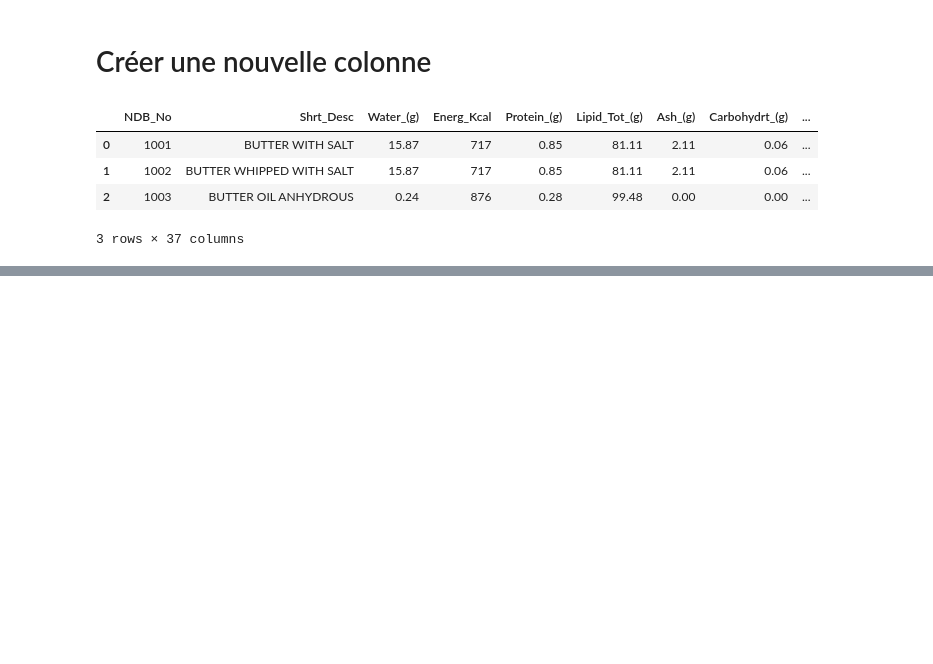
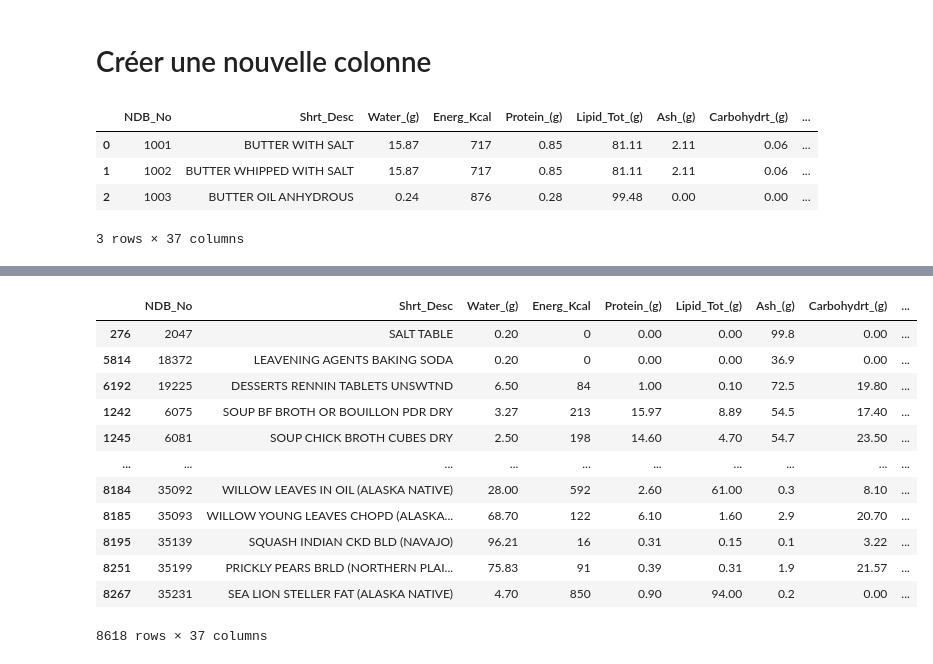
Before and after one commit to brunoharlein/pandas_is_cool, a Jupyter notebook: Cours Pandas.ipynb, the cells around one changed output, grey strips where cells are left out. Cells and saved outputs as stored; diff of their text form; code cells hidden in the pictures; blank space fills up the shorter version.

```diff
--- a/Cours Pandas.ipynb
+++ b/Cours Pandas.ipynb
@@ -597,0 +643,19 @@ food_info.head(3)
+# %%
+# Pour effectuer le trie dans l'ordre décroissant et avec inplace=True
+
+food_info.sort_values("Sodium_(mg)", inplace = True, ascending = False)
+food_info
+# %% [output]
+|  | NDB_No | Shrt_Desc | Water_(g) | Energ_Kcal | Protein_(g) | Lipid_Tot_(g) | Ash_(g) | Carbohydrt_(g) | ... |
+| 276 | 2047 | SALT TABLE | 0.20 | 0 | 0.00 | 0.00 | 99.8 | 0.00 | ... |
+| 5814 | 18372 | LEAVENING AGENTS BAKING SODA | 0.20 | 0 | 0.00 | 0.00 | 36.9 | 0.00 | ... |
+| 6192 | 19225 | DESSERTS RENNIN TABLETS UNSWTND | 6.50 | 84 | 1.00 | 0.10 | 72.5 | 19.80 | ... |
+| 1242 | 6075 | SOUP BF BROTH OR BOUILLON PDR DRY | 3.27 | 213 | 15.97 | 8.89 | 54.5 | 17.40 | ... |
+| 1245 | 6081 | SOUP CHICK BROTH CUBES DRY | 2.50 | 198 | 14.60 | 4.70 | 54.7 | 23.50 | ... |
+| ... | ... | ... | ... | ... | ... | ... | ... | ... | ... |
+| 8184 | 35092 | WILLOW LEAVES IN OIL (ALASKA NATIVE) | 28.00 | 592 | 2.60 | 61.00 | 0.3 | 8.10 | ... |
+| 8185 | 35093 | WILLOW YOUNG LEAVES CHOPD (ALASKA... | 68.70 | 122 | 6.10 | 1.60 | 2.9 | 20.70 | ... |
+| 8195 | 35139 | SQUASH INDIAN CKD BLD (NAVAJO) | 96.21 | 16 | 0.31 | 0.15 | 0.1 | 3.22 | ... |
+| 8251 | 35199 | PRICKLY PEARS BRLD (NORTHERN PLAI... | 75.83 | 91 | 0.39 | 0.31 | 1.9 | 21.57 | ... |
+| 8267 | 35231 | SEA LION STELLER FAT (ALASKA NATIVE) | 4.70 | 850 | 0.90 | 94.00 | 0.2 | 0.00 | ... |
+8618 rows × 37 columns
```
Also changed, not shown: parts of 11 cells of this notebook, 1 other file.
